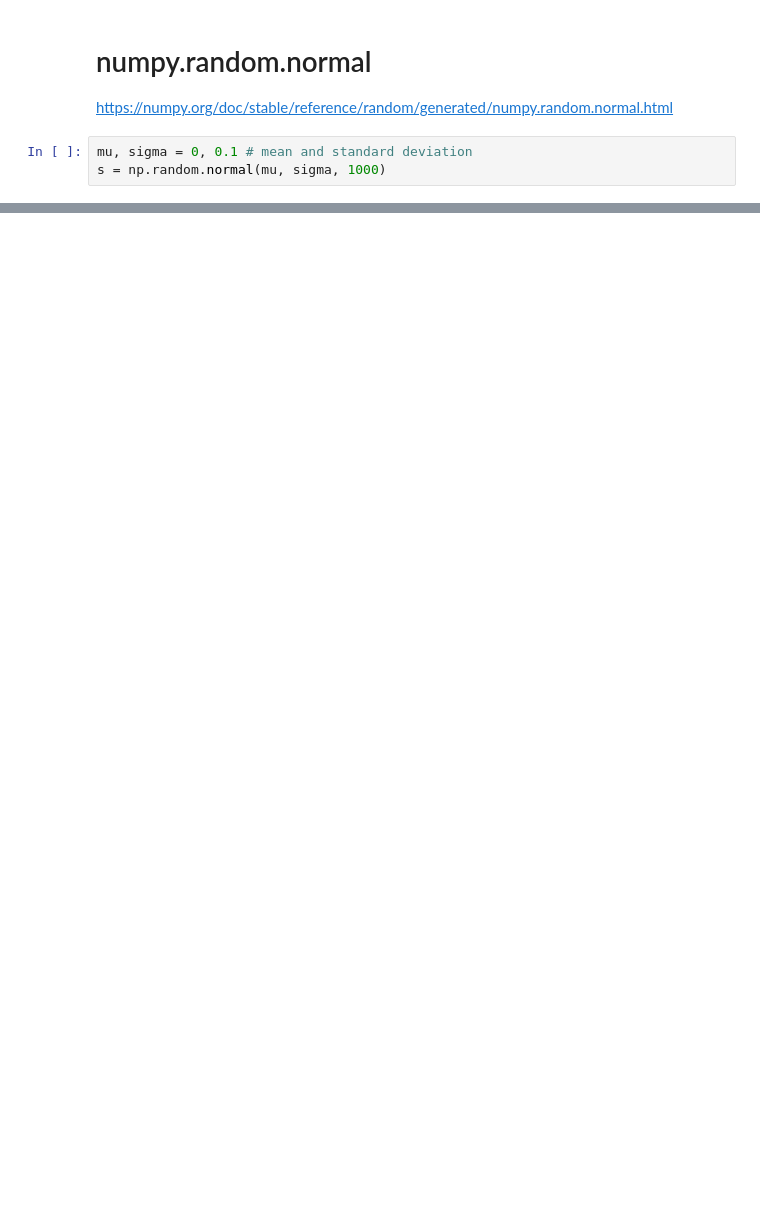
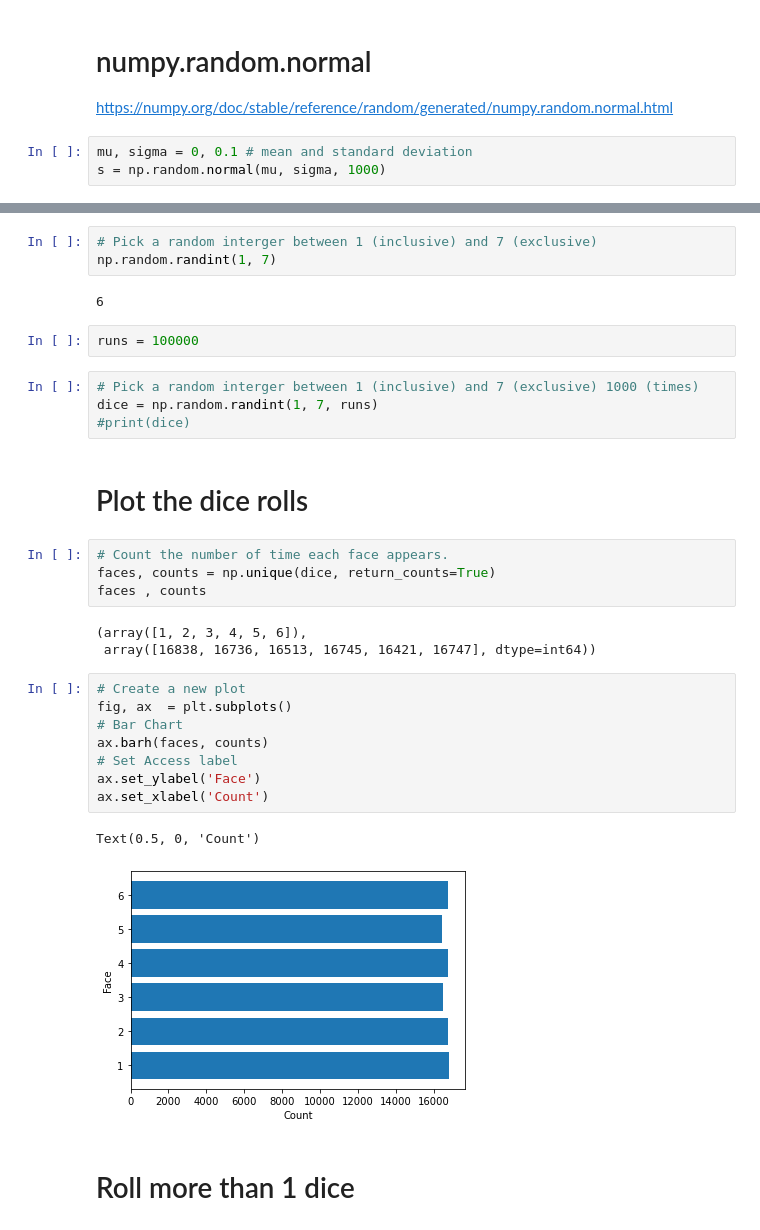
Before and after one commit to DPR-droid/2021_11_Programming-for-Data-Analysis-Assignment-2021, a Jupyter notebook: numpy-random.ipynb, the cells around one changed output, grey strips where cells are left out. Cells and saved outputs as stored; diff of their text form; blank space fills up the shorter version.

```diff
--- a/numpy-random.ipynb
+++ b/numpy-random.ipynb
@@ -122,0 +213,33 @@ plt.plot(bins,f,linewidth=2)
+# %%
+# Pick a random interger between 1 (inclusive) and 7 (exclusive)
+np.random.randint(1, 7)
+# %% [output]
+6
+# %%
+runs = 100000
+# %%
+# Pick a random interger between 1 (inclusive) and 7 (exclusive) 1000 (times)
+dice = np.random.randint(1, 7, runs)
+#print(dice)
+# %% [markdown]
+# Plot the dice rolls
+# %%
+# Count the number of time each face appears.
+faces, counts = np.unique(dice, return_counts=True)
+faces , counts
+# %% [output]
+(array([1, 2, 3, 4, 5, 6]),
+ array([16838, 16736, 16513, 16745, 16421, 16747], dtype=int64))
+# %%
+# Create a new plot
+fig, ax  = plt.subplots()
+# Bar Chart
+ax.barh(faces, counts)
+# Set Access label
+ax.set_ylabel('Face')
+ax.set_xlabel('Count')
+# %% [output]
+Text(0.5, 0, 'Count')
+[figure, added]
+# %% [markdown]
+# Roll more than 1 dice
```
Also changed, not shown: parts of 35 cells of this notebook.
